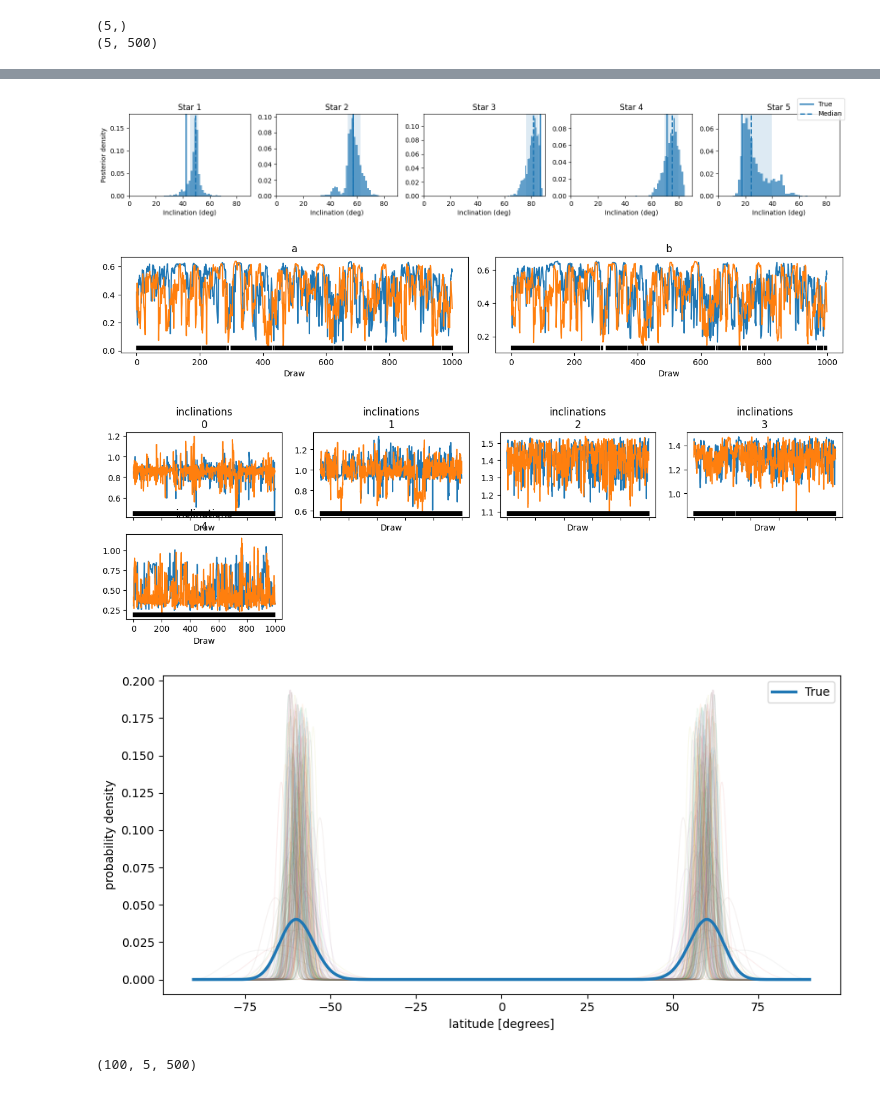
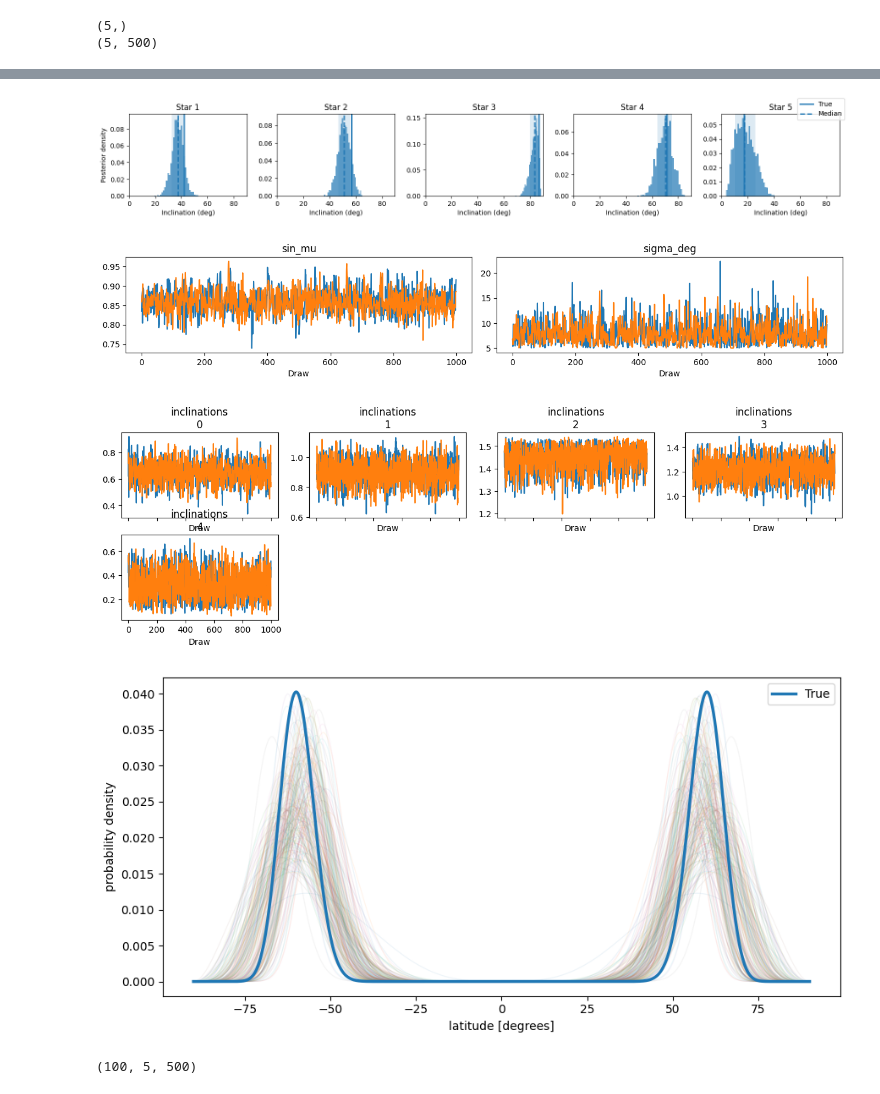
Before and after one commit to farr/StarryStarryProcessJaxoplanet, a Jupyter notebook: inferring_active_lats_inc.ipynb, the cells around one changed output, grey strips where cells are left out. Saved outputs shown, nothing was run; the diff lists cells and outputs as text; code cells hidden in the pictures.

Commit message:
Sampling in mu and sigma, looks good, takes 20 minutes to sample at lmax=15.

```diff
--- a/inferring_active_lats_inc.ipynb
+++ b/inferring_active_lats_inc.ipynb
@@ -20,7 +20,7 @@ from jaxoplanet.starry.ylm import Ylm
 from jaxoplanet.starry.surface import Surface
 from jaxoplanet.starry.visualization import show_surface
 # %%
-lmax = 5
+lmax = 15
 r = np.deg2rad(20.0)
 c = 0.1
 nspots = 10.0
@@ -125,8 +125,6 @@ plt.show()
 # %%
 @jax.jit
-def log_likelihood_abi(a, b, inclinations):
-    alpha, beta = ab_to_alpha_beta(a, b)
-
+def log_likelihood_abi(alpha, beta, inclinations):
     sp = StarryProcess(
         alpha,
         beta,
@@ -175,12 +173,17 @@ def log_likelihood_abi(a, b, inclinations):
     return jnp.sum(individual_ll)
 # %%
 def model():
-    a = numpyro.sample("a",dist.Uniform(1e-4, 1.0))
-    b = numpyro.sample("b",dist.Uniform(1e-4, 1.0))
+    sin_mu = numpyro.sample("sin_mu", dist.Uniform(0, 1))
+    mu = jnp.arcsin(sin_mu)
 
-    cos_inc = numpyro.sample("cos_inc",dist.Uniform(0.0, 1.0).expand([ncurves]).to_event(1),)
+    mu_deg = numpyro.deterministic('mu_deg', jnp.rad2deg(mu))
+    sigma_deg = numpyro.sample("sigma_deg", dist.Uniform(5, 45))
+
+    alpha, beta = gauss_to_alpha_beta(mu_deg, sigma_deg)
+
+    cos_inc = numpyro.sample("cos_inc", dist.Uniform(0.0, 1.0), sample_shape=(ncurves,))
     inclinations = jnp.arccos(cos_inc)
-    ll = log_likelihood_abi(a, b, inclinations)
+    ll = log_likelihood_abi(alpha, beta, inclinations)
 
     numpyro.factor("loglik_factor", ll)
     numpyro.deterministic("inclinations",inclinations)
@@ -308,23 +294,23 @@ fig.legend(handles, legend_labels, loc="upper right")
 fig.tight_layout()
 plt.show()
 # %% [output]
-[figure, old version]
+[figure, new version]
 # %%
 import arviz as az
 
 idata = az.from_numpyro(mcmc)
 
-az.plot_trace(idata,var_names=["a", "b"])
+az.plot_trace(idata,var_names=["sin_mu", "sigma_deg"])
 
 plt.tight_layout()
 plt.show()
 # %% [output]
-[figure, old version]
+[figure, new version]
 # %%
 az.plot_trace(idata,var_names=["inclinations"])
 plt.show()
 # %% [output]
-[figure, old version]
+[figure, new version]
 # %%
 from scipy.stats import beta as beta_dist
 
@@ -332,7 +318,7 @@ phi = np.linspace(-90, 90, 1000)
 phi_rad = np.deg2rad(phi)
 x = np.cos(phi_rad)
 
-alpha_post, beta_post = jax.vmap(ab_to_alpha_beta)(samples["a"], samples["b"])
+alpha_post, beta_post = jax.vmap(gauss_to_alpha_beta)(samples["mu_deg"], samples["sigma_deg"])
 alpha_post = np.asarray(alpha_post)
 beta_post = np.asarray(beta_post)
 
@@ -357,7 +343,7 @@ ax.legend()
 plt.tight_layout()
 plt.show()
 # %% [output]
-[figure, old version]
+[figure, new version]
 # %%
 n_draws = 100
 
```
Also changed, not shown: parts of 12 cells of this notebook, 1 other file.
